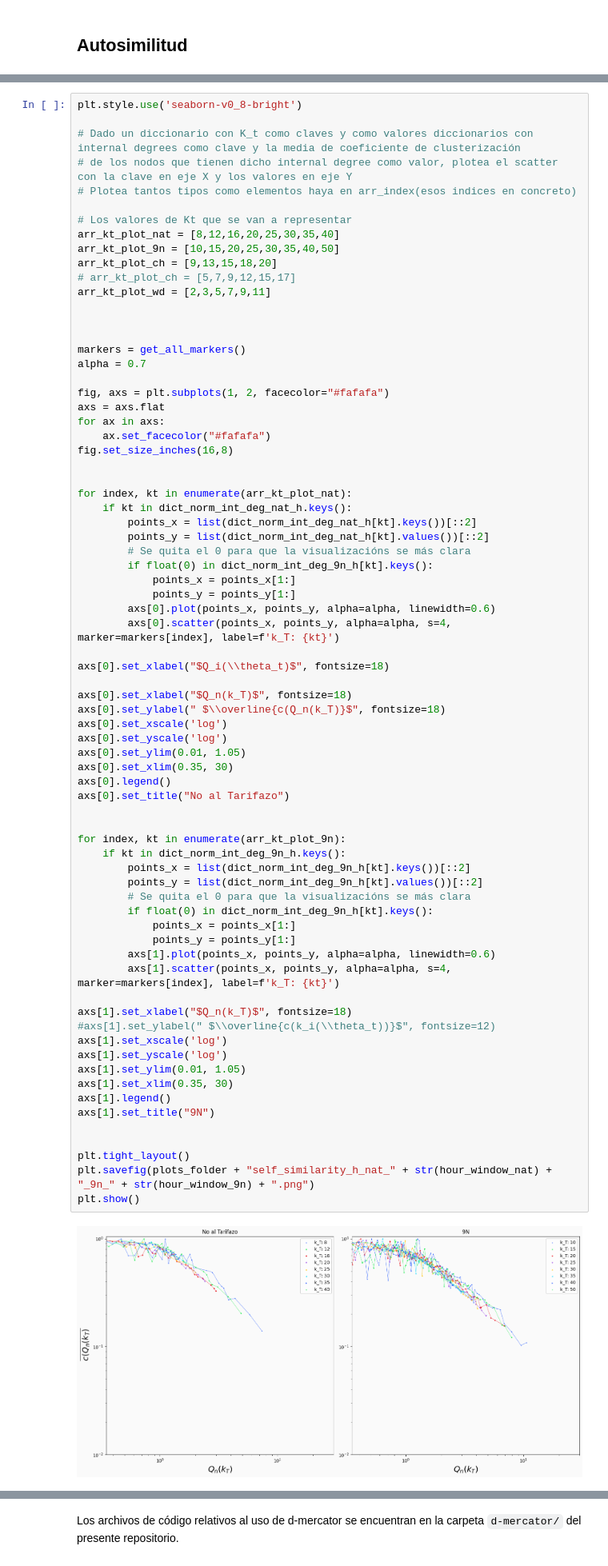
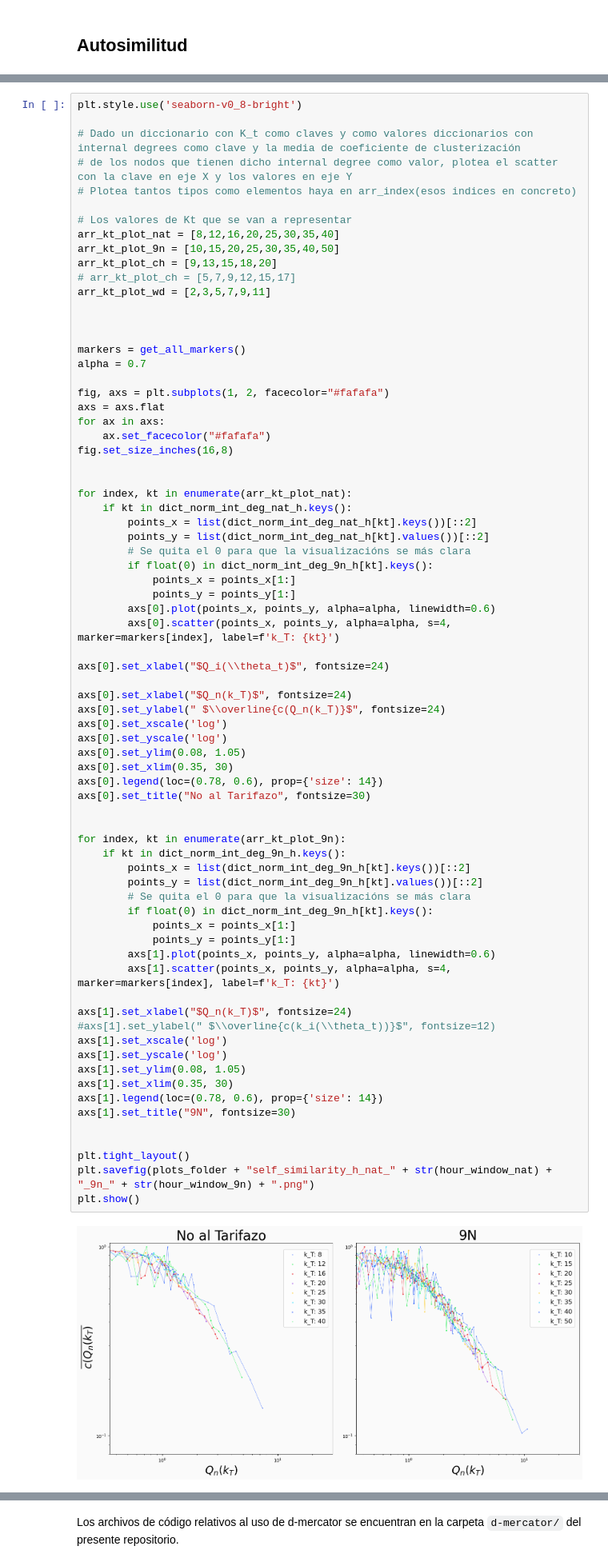
Before and after one commit to Manusua/self-similarity-in-social-movements, a Jupyter notebook: Self similarity in social movements.ipynb, the cells around one changed output, grey strips where cells are left out. Shown at 80% size. Drawn from its saved outputs; the diff is of its cells as text.

```diff
--- a/Self similarity in social movements.ipynb
+++ b/Self similarity in social movements.ipynb
@@ -1140,44 +1143,44 @@ for index, kt in enumerate(arr_kt_plot_nat):
         axs[0].plot(points_x, points_y, alpha=alpha, linewidth=0.6)
         axs[0].scatter(points_x, points_y, alpha=alpha, s=4, marker=markers[index], label=f'k_T: {kt}')
 
-axs[0].set_xlabel("$Q_i(\\theta_t)$", fontsize=18)
+axs[0].set_xlabel("$Q_i(\\theta_t)$", fontsize=24)
 
-axs[0].set_xlabel("$Q_n(k_T)$", fontsize=18)
-axs[0].set_ylabel(" $\\overline{c(Q_n(k_T)}$", fontsize=18)
+axs[0].set_xlabel("$Q_n(k_T)$", fontsize=24)
+axs[0].set_ylabel(" $\\overline{c(Q_n(k_T)}$", fontsize=24)
 axs[0].set_xscale('log')
 axs[0].set_yscale('log')
-axs[0].set_ylim(0.01, 1.05)
+axs[0].set_ylim(0.08, 1.05)
 axs[0].set_xlim(0.35, 30)
-axs[0].legend()
-axs[0].set_title("No al Tarifazo")
+axs[0].legend(loc=(0.78, 0.6), prop={'size': 14})
+axs[0].set_title("No al Tarifazo", fontsize=30)
 
 
 for index, kt in enumerate(arr_kt_plot_9n):
     if kt in dict_norm_int_deg_9n_h.keys():
         points_x = list(dict_norm_int_deg_9n_h[kt].keys())[::2]
         points_y = list(dict_norm_int_deg_9n_h[kt].values())[::2]
         # Se quita el 0 para que la visualizacións se más clara
         if float(0) in dict_norm_int_deg_9n_h[kt].keys():
             points_x = points_x[1:]
             points_y = points_y[1:]
         axs[1].plot(points_x, points_y, alpha=alpha, linewidth=0.6)
         axs[1].scatter(points_x, points_y, alpha=alpha, s=4, marker=markers[index], label=f'k_T: {kt}')
 
-axs[1].set_xlabel("$Q_n(k_T)$", fontsize=18)
+axs[1].set_xlabel("$Q_n(k_T)$", fontsize=24)
 #axs[1].set_ylabel(" $\\overline{c(k_i(\\theta_t))}$", fontsize=12)
 axs[1].set_xscale('log')
 axs[1].set_yscale('log')
-axs[1].set_ylim(0.01, 1.05)
+axs[1].set_ylim(0.08, 1.05)
 axs[1].set_xlim(0.35, 30)
-axs[1].legend()
-axs[1].set_title("9N")
+axs[1].legend(loc=(0.78, 0.6), prop={'size': 14})
+axs[1].set_title("9N", fontsize=30)
 
 
 plt.tight_layout()
 plt.savefig(plots_folder + "self_similarity_h_nat_" + str(hour_window_nat) + "_9n_" + str(hour_window_9n) + ".png")
 plt.show()
 # %% [output]
-[figure, old version]
+[figure, new version]
 # %%
 plt.style.use('seaborn-v0_8-bright')
 
```
Also changed, not shown: parts of 5 cells of this notebook, 32 other files.
